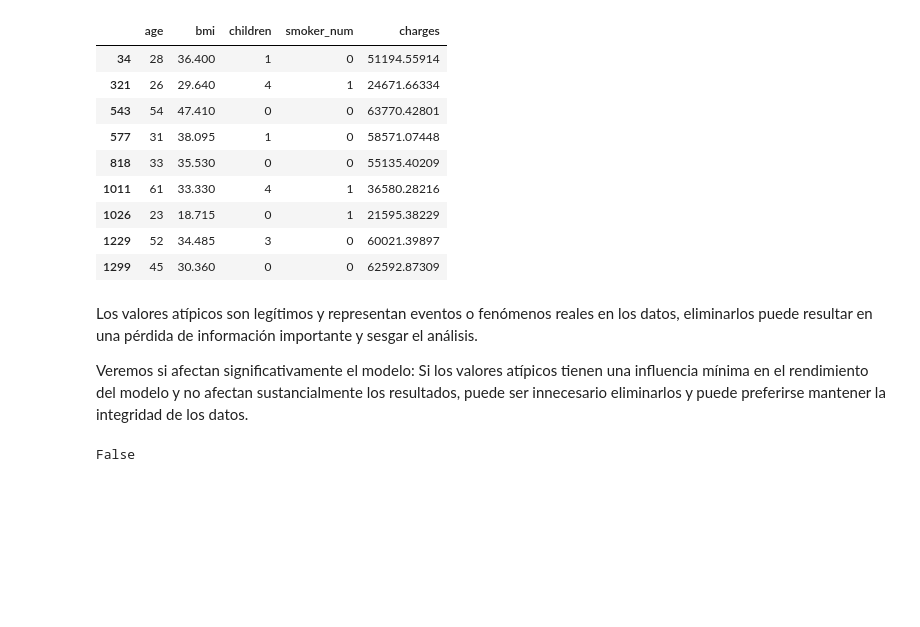
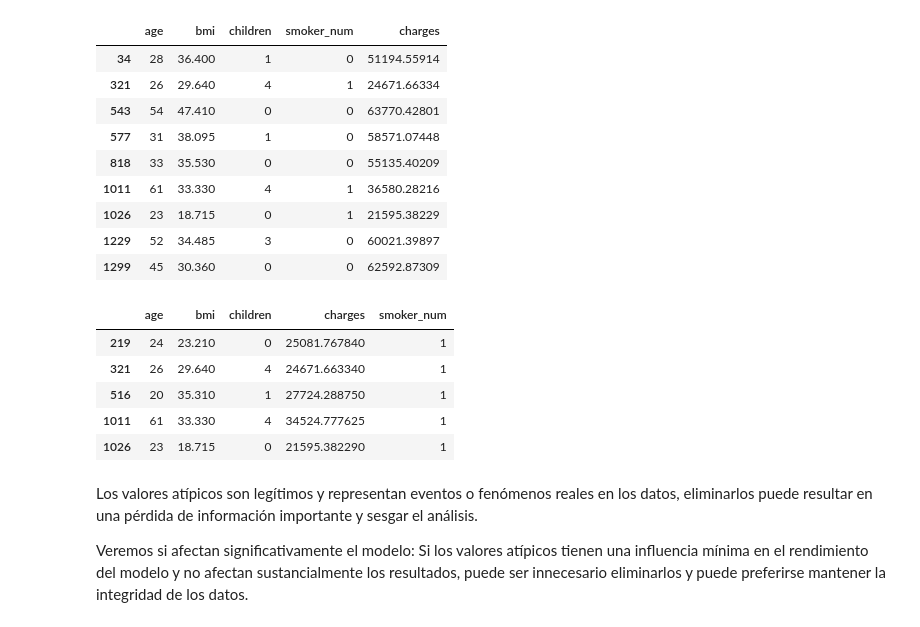
Before and after one commit to RmVa23/linear-regression, a Jupyter notebook: src/EDA.ipynb, the cells around one changed output. Cells and saved outputs as stored; diff of their text form; code cells hidden in the pictures; blank space fills up the shorter version.

```diff
--- a/src/EDA.ipynb
+++ b/src/EDA.ipynb
@@ -303,11 +311,18 @@ d_out
 | 1026 | 23 | 18.715 | 0 | 1 | 21595.38229 |
 | 1229 | 52 | 34.485 | 3 | 0 | 60021.39897 |
 | 1299 | 45 | 30.360 | 0 | 0 | 62592.87309 |
+# %%
+out = np.where(cooks_distance1[0]>0.01)
+d_out = data_w.iloc[out]
+d_out
+# %% [output]
+|  | age | bmi | children | charges | smoker_num |
+| 219 | 24 | 23.210 | 0 | 25081.767840 | 1 |
+| 321 | 26 | 29.640 | 4 | 24671.663340 | 1 |
+| 516 | 20 | 35.310 | 1 | 27724.288750 | 1 |
+| 1011 | 61 | 33.330 | 4 | 34524.777625 | 1 |
+| 1026 | 23 | 18.715 | 0 | 21595.382290 | 1 |
 # %% [markdown]
 Los valores atípicos son legítimos y representan eventos o fenómenos reales en los datos, eliminarlos puede resultar en una pérdida de información importante y sesgar el análisis.
 
 Veremos si afectan significativamente el modelo: Si los valores atípicos tienen una influencia mínima en el rendimiento del modelo y no afectan sustancialmente los resultados, puede ser innecesario eliminarlos y puede preferirse mantener la integridad de los datos.
-# %%
-data.isnull().any().any()
-# %% [output]
-False
```
Also changed, not shown: parts of 7 cells of this notebook.
